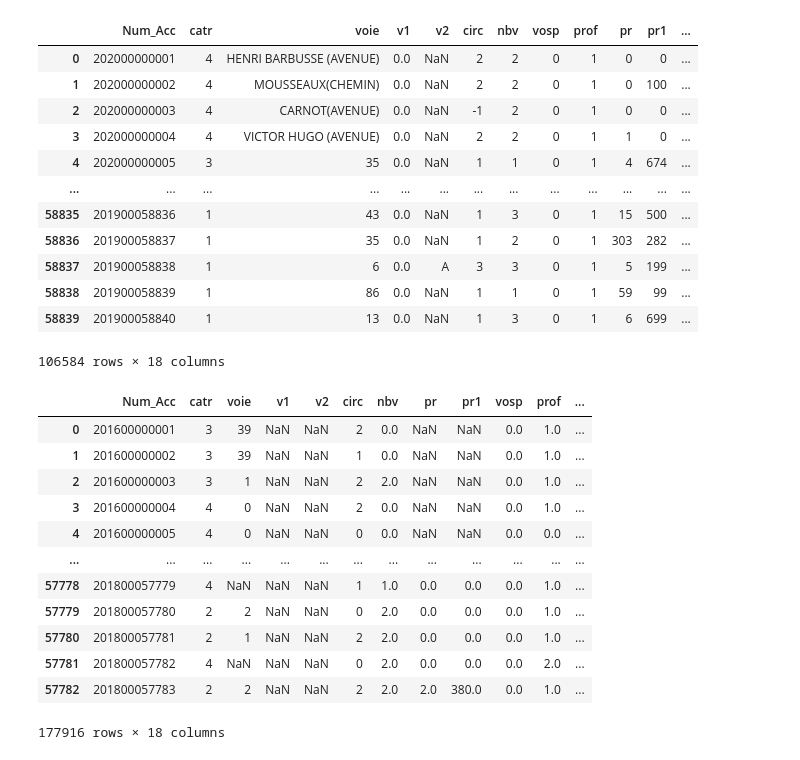
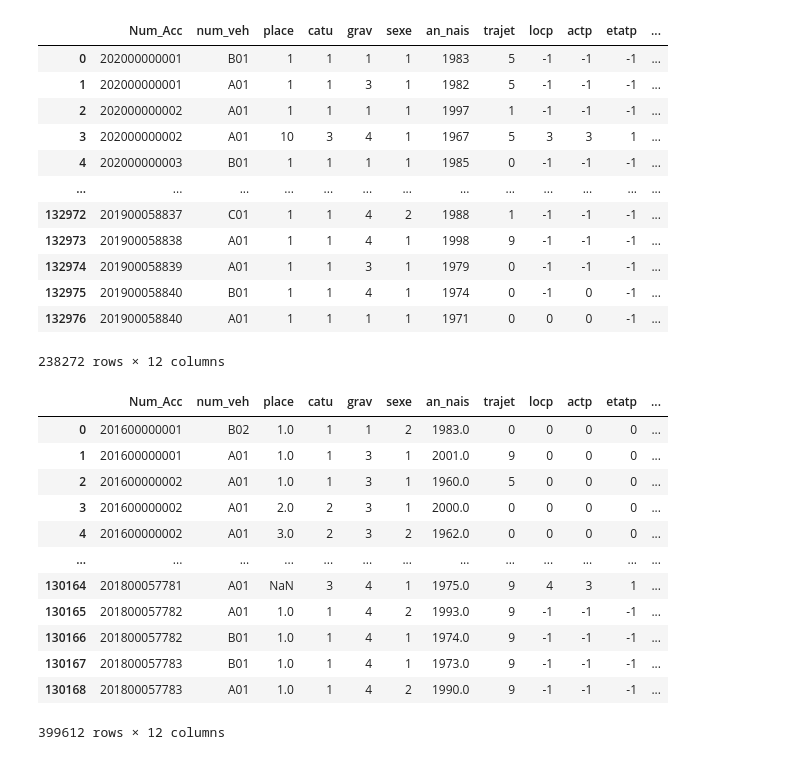
Before and after one commit to GuillaumeGrrd/Projet_Accident, a Jupyter notebook: ModelisationV2.ipynb, the cells around one changed output. Saved outputs shown, nothing was run; the diff lists cells and outputs as text; code cells hidden in the pictures.

```diff
--- a/ModelisationV2.ipynb
+++ b/ModelisationV2.ipynb
@@ -68,30 +191,30 @@ ValueError: cannot reindex on an axis with duplicate labels
 # %%
-display(Lieux_19_20)
-display(Lieux_16_18)
+display(Usagers_19_20)
+display(Usagers_16_18)
 # %% [output]
-|  | Num_Acc | catr | voie | v1 | v2 | circ | nbv | vosp | prof | pr | pr1 | ... |
-| 0 | 202000000001 | 4 | HENRI BARBUSSE (AVENUE) | 0.0 | NaN | 2 | 2 | 0 | 1 | 0 | 0 | ... |
-| 1 | 202000000002 | 4 | MOUSSEAUX(CHEMIN) | 0.0 | NaN | 2 | 2 | 0 | 1 | 0 | 100 | ... |
-| 2 | 202000000003 | 4 | CARNOT(AVENUE) | 0.0 | NaN | -1 | 2 | 0 | 1 | 0 | 0 | ... |
-| 3 | 202000000004 | 4 | VICTOR HUGO (AVENUE) | 0.0 | NaN | 2 | 2 | 0 | 1 | 1 | 0 | ... |
-| 4 | 202000000005 | 3 | 35 | 0.0 | NaN | 1 | 1 | 0 | 1 | 4 | 674 | ... |
+|  | Num_Acc | num_veh | place | catu | grav | sexe | an_nais | trajet | locp | actp | etatp | ... |
+| 0 | 202000000001 | B01 | 1 | 1 | 1 | 1 | 1983 | 5 | -1 | -1 | -1 | ... |
+| 1 | 202000000001 | A01 | 1 | 1 | 3 | 1 | 1982 | 5 | -1 | -1 | -1 | ... |
+| 2 | 202000000002 | A01 | 1 | 1 | 1 | 1 | 1997 | 1 | -1 | -1 | -1 | ... |
+| 3 | 202000000002 | A01 | 10 | 3 | 4 | 1 | 1967 | 5 | 3 | 3 | 1 | ... |
+| 4 | 202000000003 | B01 | 1 | 1 | 1 | 1 | 1985 | 0 | -1 | -1 | -1 | ... |
 | ... | ... | ... | ... | ... | ... | ... | ... | ... | ... | ... | ... | ... |
-| 58835 | 201900058836 | 1 | 43 | 0.0 | NaN | 1 | 3 | 0 | 1 | 15 | 500 | ... |
-| 58836 | 201900058837 | 1 | 35 | 0.0 | NaN | 1 | 2 | 0 | 1 | 303 | 282 | ... |
-| 58837 | 201900058838 | 1 | 6 | 0.0 | A | 3 | 3 | 0 | 1 | 5 | 199 | ... |
-| 58838 | 201900058839 | 1 | 86 | 0.0 | NaN | 1 | 1 | 0 | 1 | 59 | 99 | ... |
-| 58839 | 201900058840 | 1 | 13 | 0.0 | NaN | 1 | 3 | 0 | 1 | 6 | 699 | ... |
+| 132972 | 201900058837 | C01 | 1 | 1 | 4 | 2 | 1988 | 1 | -1 | -1 | -1 | ... |
+| 132973 | 201900058838 | A01 | 1 | 1 | 4 | 1 | 1998 | 9 | -1 | -1 | -1 | ... |
+| 132974 | 201900058839 | A01 | 1 | 1 | 3 | 1 | 1979 | 0 | -1 | -1 | -1 | ... |
+| 132975 | 201900058840 | B01 | 1 | 1 | 4 | 1 | 1974 | 0 | -1 | 0 | -1 | ... |
+| 132976 | 201900058840 | A01 | 1 | 1 | 1 | 1 | 1971 | 0 | 0 | 0 | -1 | ... |
-106584 rows × 18 columns
+238272 rows × 12 columns
-|  | Num_Acc | catr | voie | v1 | v2 | circ | nbv | pr | pr1 | vosp | prof | ... |
-| 0 | 201600000001 | 3 | 39 | NaN | NaN | 2 | 0.0 | NaN | NaN | 0.0 | 1.0 | ... |
-| 1 | 201600000002 | 3 | 39 | NaN | NaN | 1 | 0.0 | NaN | NaN | 0.0 | 1.0 | ... |
-| 2 | 201600000003 | 3 | 1 | NaN | NaN | 2 | 2.0 | NaN | NaN | 0.0 | 1.0 | ... |
-| 3 | 201600000004 | 4 | 0 | NaN | NaN | 2 | 0.0 | NaN | NaN | 0.0 | 1.0 | ... |
-| 4 | 201600000005 | 4 | 0 | NaN | NaN | 0 | 0.0 | NaN | NaN | 0.0 | 0.0 | ... |
+|  | Num_Acc | num_veh | place | catu | grav | sexe | an_nais | trajet | locp | actp | etatp | ... |
+| 0 | 201600000001 | B02 | 1.0 | 1 | 1 | 2 | 1983.0 | 0 | 0 | 0 | 0 | ... |
+| 1 | 201600000001 | A01 | 1.0 | 1 | 3 | 1 | 2001.0 | 9 | 0 | 0 | 0 | ... |
+| 2 | 201600000002 | A01 | 1.0 | 1 | 3 | 1 | 1960.0 | 5 | 0 | 0 | 0 | ... |
+| 3 | 201600000002 | A01 | 2.0 | 2 | 3 | 1 | 2000.0 | 0 | 0 | 0 | 0 | ... |
+| 4 | 201600000002 | A01 | 3.0 | 2 | 3 | 2 | 1962.0 | 0 | 0 | 0 | 0 | ... |
 | ... | ... | ... | ... | ... | ... | ... | ... | ... | ... | ... | ... | ... |
-| 57778 | 201800057779 | 4 | NaN | NaN | NaN | 1 | 1.0 | 0.0 | 0.0 | 0.0 | 1.0 | ... |
-| 57779 | 201800057780 | 2 | 2 | NaN | NaN | 0 | 2.0 | 0.0 | 0.0 | 0.0 | 1.0 | ... |
-| 57780 | 201800057781 | 2 | 1 | NaN | NaN | 2 | 2.0 | 0.0 | 0.0 | 0.0 | 1.0 | ... |
-| 57781 | 201800057782 | 4 | NaN | NaN | NaN | 0 | 2.0 | 0.0 | 0.0 | 0.0 | 2.0 | ... |
-| 57782 | 201800057783 | 2 | 2 | NaN | NaN | 2 | 2.0 | 2.0 | 380.0 | 0.0 | 1.0 | ... |
+| 130164 | 201800057781 | A01 | NaN | 3 | 4 | 1 | 1975.0 | 9 | 4 | 3 | 1 | ... |
+| 130165 | 201800057782 | A01 | 1.0 | 1 | 4 | 2 | 1993.0 | 9 | -1 | -1 | -1 | ... |
+| 130166 | 201800057782 | B01 | 1.0 | 1 | 4 | 1 | 1974.0 | 9 | -1 | -1 | -1 | ... |
+| 130167 | 201800057783 | B01 | 1.0 | 1 | 4 | 1 | 1973.0 | 9 | -1 | -1 | -1 | ... |
+| 130168 | 201800057783 | A01 | 1.0 | 1 | 4 | 2 | 1990.0 | 9 | -1 | -1 | -1 | ... |
-177916 rows × 18 columns
+399612 rows × 12 columns
```
Also changed, not shown: parts of 9 cells of this notebook, 3 other files.
